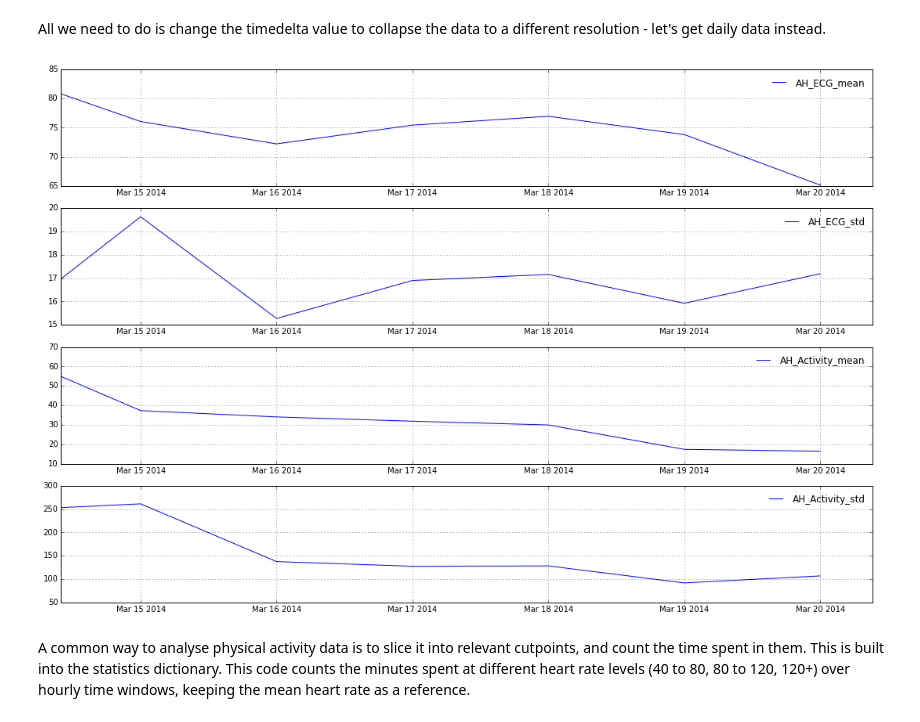
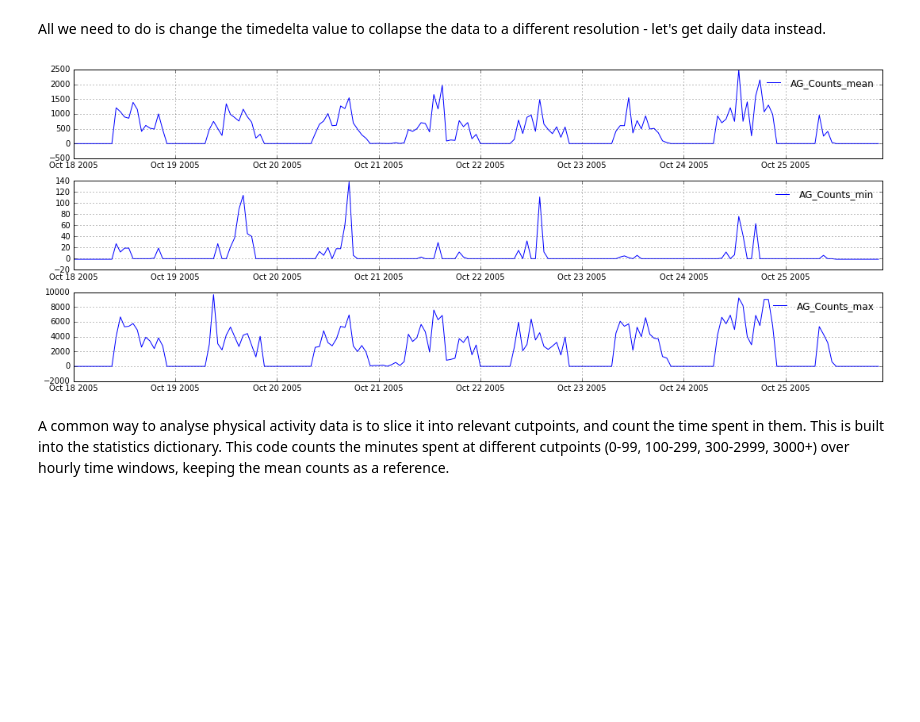
Before and after one commit to Thomite/pampro, a Jupyter notebook: examples/pampro_introduction.ipynb, the cells around one changed output. Drawn from its saved outputs; the diff is of its cells as text; code cells hidden in the pictures; blank space fills up the shorter version.

```diff
--- a/examples/pampro_introduction.ipynb
+++ b/examples/pampro_introduction.ipynb
@@ -45,11 +52,9 @@ ts_output.write_channels_to_file("V:/Projects/pampro/data/actiheart_summary.csv"
 # %% [markdown]
 All we need to do is change the timedelta value to collapse the data to a different resolution - let's get daily data instead.
-# %%
-ts_output2 = Time_Series.Time_Series("Output")
-simplified = ts.piecewise_statistics(timedelta(days=1), stats)
-ts_output2.add_channels(simplified)
-chart = ts_output2.draw([["AH_ECG_mean"],["AH_ECG_std"],["AH_Activity_mean"],["AH_Activity_std"]], time_period=heart.timeframe)
-# %% [output]
-[figure, removed]
+# %%
+output2 = ts.piecewise_statistics(timedelta(hours=1), stats)
+chart = output2.draw([["AG_Counts_mean"],["AG_Counts_min"],["AG_Counts_max"]], height=2*3)
+# %% [output]
+[figure, added]
 # %% [markdown]
-A common way to analyse physical activity data is to slice it into relevant cutpoints, and count the time spent in them. This is built into the statistics dictionary. This code counts the minutes spent at different heart rate levels (40 to 80, 80 to 120, 120+) over hourly time windows, keeping the mean heart rate as a reference.
+A common way to analyse physical activity data is to slice it into relevant cutpoints, and count the time spent in them. This is built into the statistics dictionary. This code counts the minutes spent at different cutpoints (0-99, 100-299, 300-2999, 3000+) over hourly time windows, keeping the mean counts as a reference.
```
Also changed, not shown: parts of 24 cells of this notebook.
